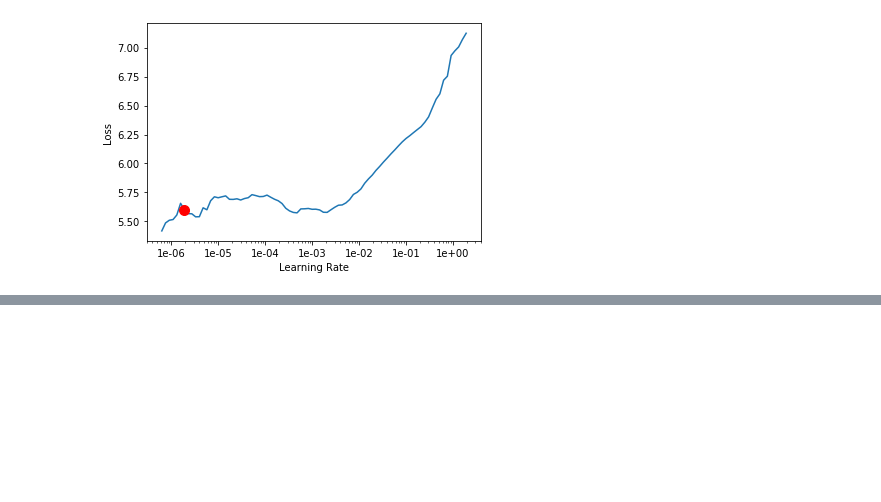
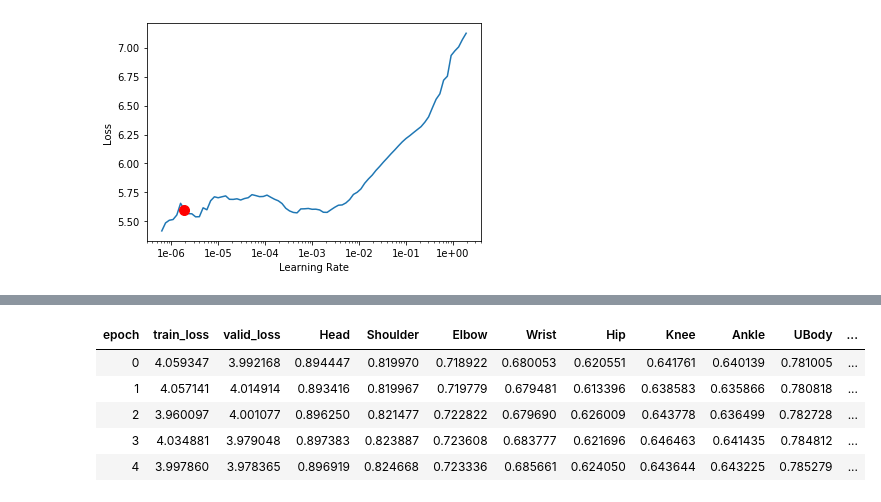
Before and after one commit to omriKramer/csPose, a Jupyter notebook: notebooks/cs_sample_instructions.ipynb, the cells around one changed output, grey strips where cells are left out. Saved outputs shown, nothing was run; the diff lists cells and outputs as text; code cells hidden in the pictures; blank space fills up the shorter version.

```diff
--- a/notebooks/cs_sample_instructions.ipynb
+++ b/notebooks/cs_sample_instructions.ipynb
@@ -196,0 +208,9 @@ learner.fit_one_cycle(10, slice(2e-6, 1e-3))
+# %%
+learner.fit_one_cycle(5, slice(7e-7, 5e-4))
+# %% [output]
+| epoch | train_loss | valid_loss | Head | Shoulder | Elbow | Wrist | Hip | Knee | Ankle | UBody | ... |
+| 0 | 4.059347 | 3.992168 | 0.894447 | 0.819970 | 0.718922 | 0.680053 | 0.620551 | 0.641761 | 0.640139 | 0.781005 | ... |
+| 1 | 4.057141 | 4.014914 | 0.893416 | 0.819967 | 0.719779 | 0.679481 | 0.613396 | 0.638583 | 0.635866 | 0.780818 | ... |
+| 2 | 3.960097 | 4.001077 | 0.896250 | 0.821477 | 0.722822 | 0.679690 | 0.626009 | 0.643778 | 0.636499 | 0.782728 | ... |
+| 3 | 4.034881 | 3.979048 | 0.897383 | 0.823887 | 0.723608 | 0.683777 | 0.621696 | 0.646463 | 0.641435 | 0.784812 | ... |
+| 4 | 3.997860 | 3.978365 | 0.896919 | 0.824668 | 0.723336 | 0.685661 | 0.624050 | 0.643644 | 0.643225 | 0.785279 | ... |
```
Also changed, not shown: parts of 2 cells of this notebook.
